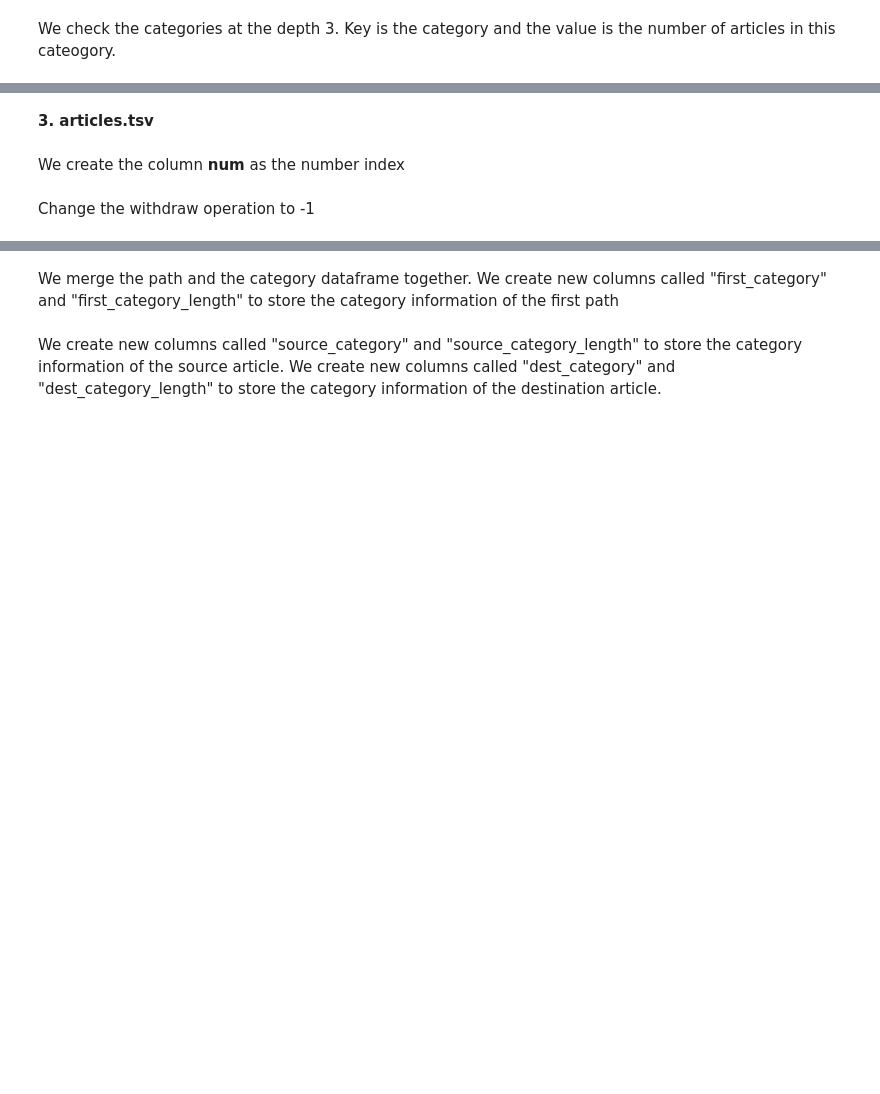
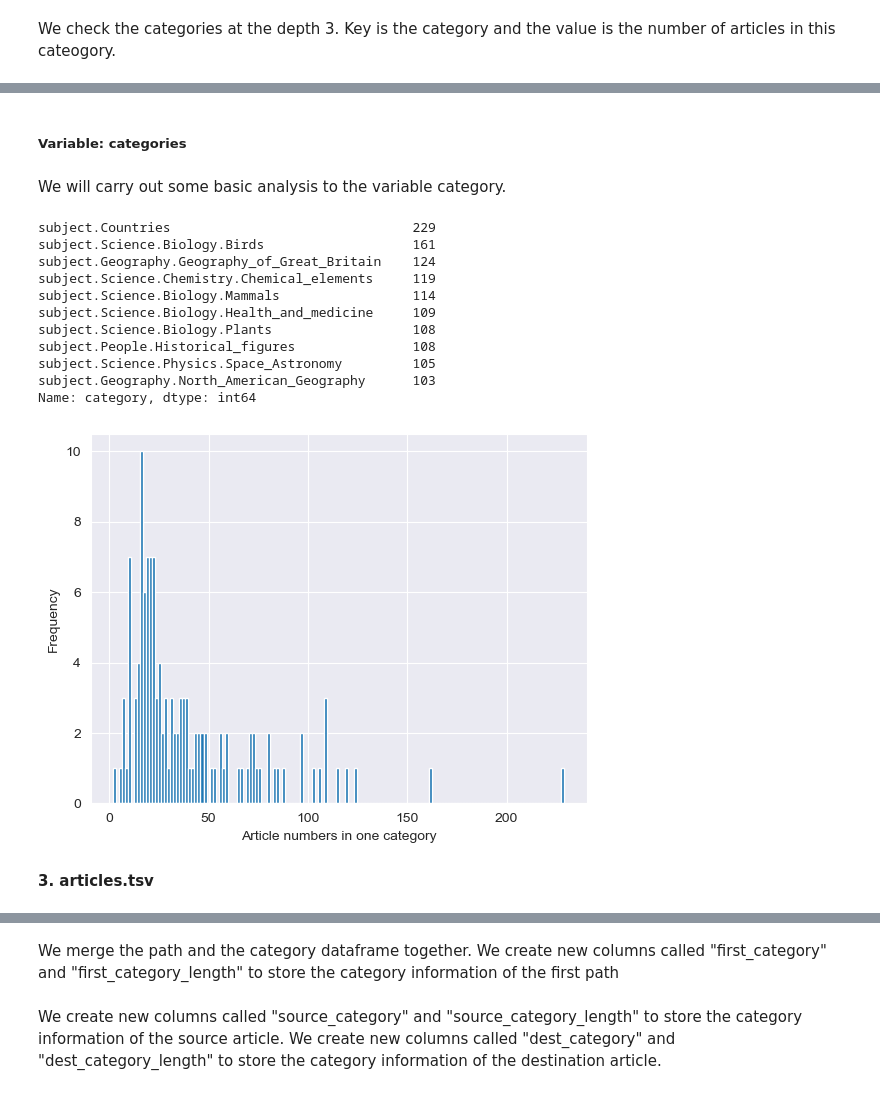
Before and after one commit to epfl-ada/ada-2022-project-m10kka10akka, a Jupyter notebook: src/MileStone2.ipynb, the cells around one changed output, grey strips where cells are left out. Cells and saved outputs as stored; diff of their text form; code cells hidden in the pictures; blank space fills up the shorter version.

Commit message:
Update MileStone2
Add Readability part and edit the basic analysis

```diff
--- a/src/MileStone2.ipynb
+++ b/src/MileStone2.ipynb
@@ -377,4 +412,27 @@ There are 27 categories at depth 3
+# %% [markdown]
+##### Variable: categories
+# %% [markdown]
+We will carry out some basic analysis to the variable category.
+# %%
+## how many categories are there in the dataframe
+
+category_list = df_categories['category'].value_counts()
+plt.hist(category_list,150)
+plt.xlabel("Article numbers in one category")
+plt.ylabel("Frequency")
+category_list[:10]
+# %% [output]
+subject.Countries                               229
+subject.Science.Biology.Birds                   161
+subject.Geography.Geography_of_Great_Britain    124
+subject.Science.Chemistry.Chemical_elements     119
+subject.Science.Biology.Mammals                 114
+subject.Science.Biology.Health_and_medicine     109
+subject.Science.Biology.Plants                  108
+subject.People.Historical_figures               108
+subject.Science.Physics.Space_Astronomy         105
+subject.Geography.North_American_Geography      103
+Name: category, dtype: int64
+[figure, added]
 # %% [markdown]
 **3. articles.tsv**
-# %% [markdown]
-We create the column **num** as the number index
@@ -386,2 +438,0 @@ df_article.index = df_article['articles']
-# %% [markdown]
-Change the withdraw operation to -1
```
Also changed, not shown: parts of 121 cells of this notebook.
